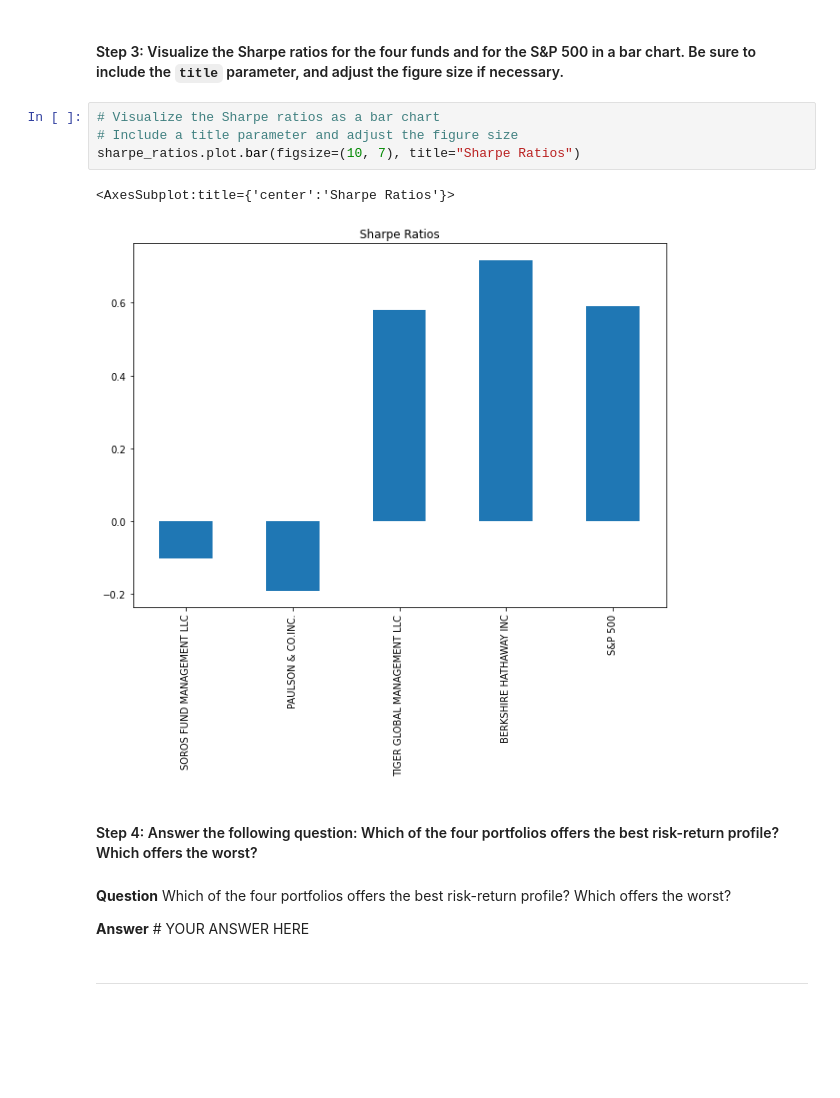
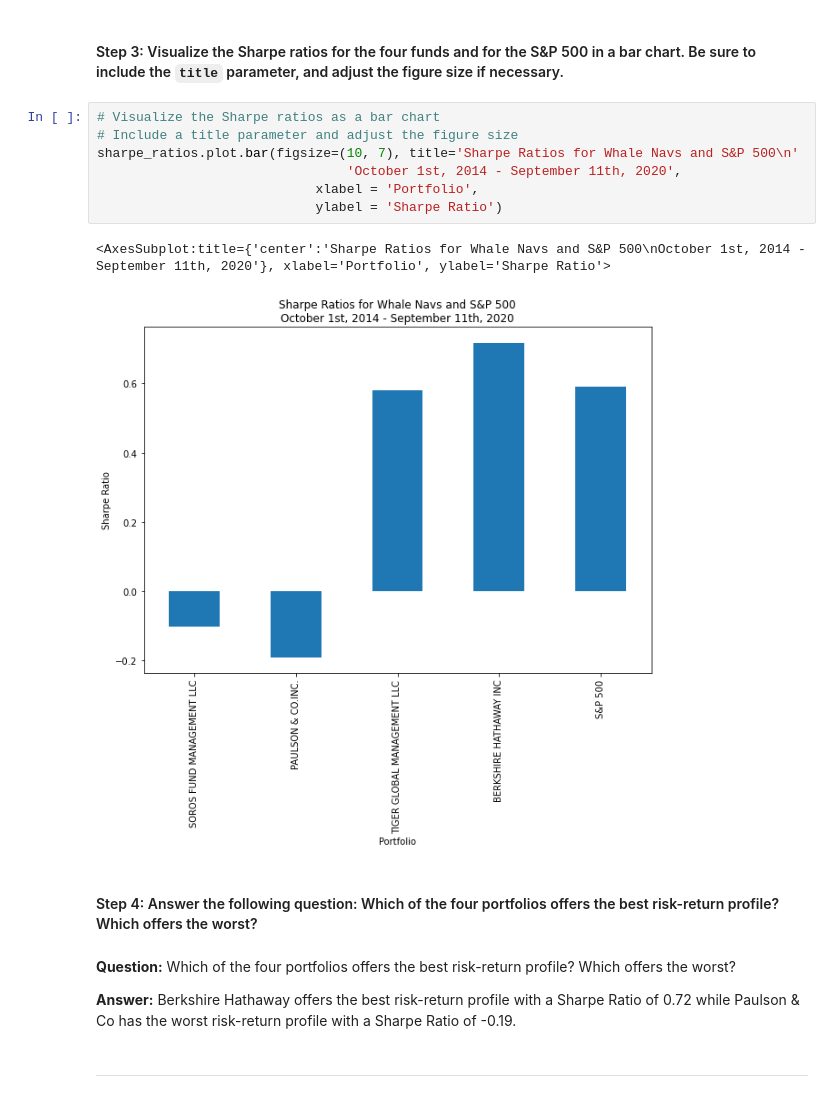
Before and after one commit to aschowdiah/Challenge_4, a Jupyter notebook: risk_return_analysis.ipynb, the cells around one changed output. Drawn from its saved outputs; the diff is of its cells as text; blank space fills up the shorter version.

```diff
--- a/risk_return_analysis.ipynb
+++ b/risk_return_analysis.ipynb
@@ -367,16 +396,19 @@ dtype: float64
 # %%
 # Visualize the Sharpe ratios as a bar chart
 # Include a title parameter and adjust the figure size
-sharpe_ratios.plot.bar(figsize=(10, 7), title="Sharpe Ratios")
+sharpe_ratios.plot.bar(figsize=(10, 7), title='Sharpe Ratios for Whale Navs and S&P 500\n'
+                                'October 1st, 2014 - September 11th, 2020',
+                            xlabel = 'Portfolio',
+                            ylabel = 'Sharpe Ratio')
 # %% [output]
-<AxesSubplot:title={'center':'Sharpe Ratios'}>
+<AxesSubplot:title={'center':'Sharpe Ratios for Whale Navs and S&P 500\nOctober 1st, 2014 - September 11th, 2020'}, xlabel='Portfolio', ylabel='Sharpe Ratio'>
-[figure, old version]
+[figure, new version]
 # %% [markdown]
 #### Step 4: Answer the following question: Which of the four portfolios offers the best risk-return profile? Which offers the worst?
 # %% [markdown]
-**Question** Which of the four portfolios offers the best risk-return profile? Which offers the worst?
+**Question:** Which of the four portfolios offers the best risk-return profile? Which offers the worst?
 
-**Answer** # YOUR ANSWER HERE
+**Answer:** Berkshire Hathaway offers the best risk-return profile with a Sharpe Ratio of 0.72 while Paulson & Co has the worst risk-return profile with a Sharpe Ratio of -0.19.
 # %% [markdown]
 ---
 # %% [markdown]
```
Also changed, not shown: parts of 22 cells of this notebook.
